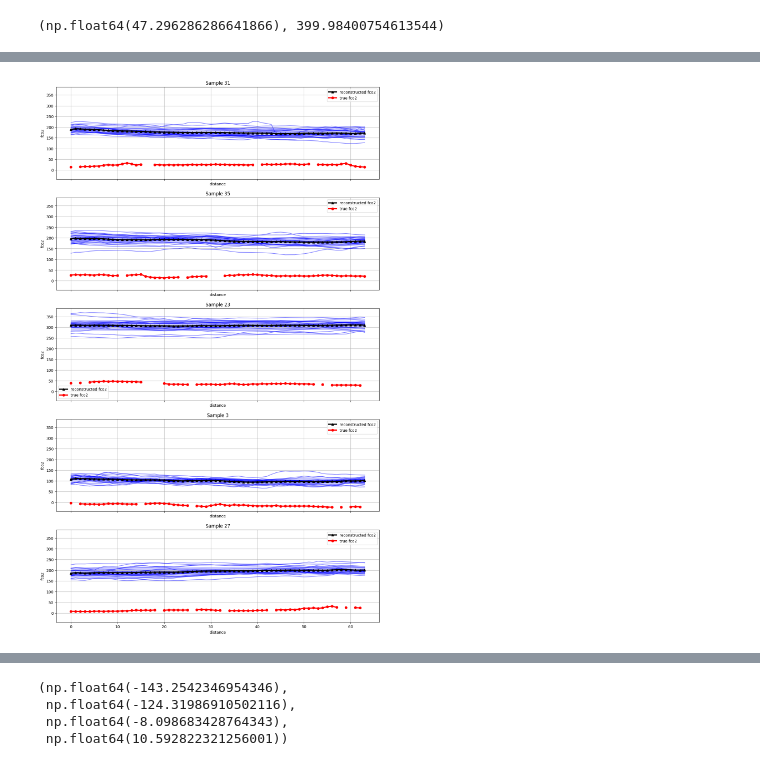
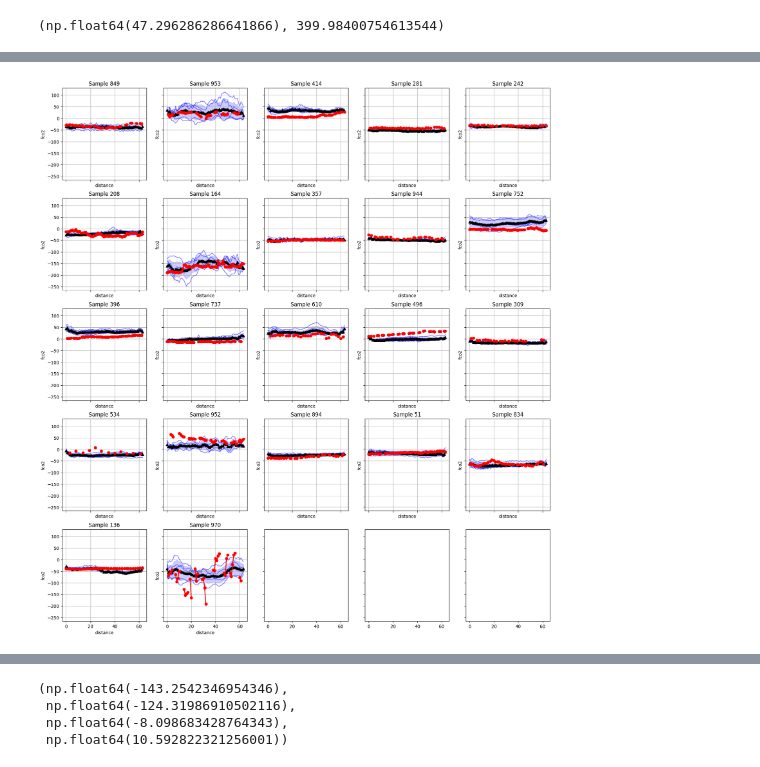
Before and after one commit to ebrusoni/fco2diffusion, a Jupyter notebook: training/loss_analysis.ipynb, the cells around one changed output, grey strips where cells are left out. Saved outputs shown, nothing was run; the diff lists cells and outputs as text; code cells hidden in the pictures.

```diff
--- a/training/loss_analysis.ipynb
+++ b/training/loss_analysis.ipynb
@@ -181,7 +180,7 @@ np.nanmean(val_samples_norm, axis=(0,2)),np.nanmean(val_ds[:, 0:1, :], axis=(0,2
 train_context = train_ds_norm[:n_samples, 1:, :]
 train_context_ds = torch.from_numpy(np.repeat(train_context, n_rec, axis=0)).float()
 print("context_ds shape: ", train_context_ds.shape)
-train_context_loader = DataLoader(train_context_ds, batch_size=128, shuffle=False)
+train_context_loader = DataLoader(train_context_ds, batch_size=256, shuffle=False)
 
 with torch.no_grad():
     # denoise the samples
@@ -196,7 +195,7 @@ from fco2models.ueval import get_error_stats, rescale
 # get error stats for the training set
 print("Training set error stats")
 train_samples = rescale(
-    train_samples_norm.copy(), stats, params['mode'], ignore=ignore
+    train_samples_norm.copy(), stats, params['mode'],
     ).reshape(n_samples, n_rec, -1)
 train_error_dict = get_error_stats(
     train_samples,
@@ -215,7 +214,7 @@ from fco2models.ueval import get_error_stats, rescale
 # calculate the error statistics for the validation set
 print("Validation set error stats")
 val_samples = rescale(
-    val_samples_norm.copy(), stats, params['mode'], ignore=ignore
+    val_samples_norm.copy(), stats, params['mode'],
     ).reshape(val_samples_norm.shape)
 # val_ds_scaled = rescale(
 #     val_ds.copy(), stats, params['mode']
@@ -241,9 +240,9 @@ train_samples.shape
 from fco2models.ueval import plot_samples
 import matplotlib.pyplot as plt
 
-ixs = np.random.choice(np.arange(0, n_samples), 5, replace=False)
-fig, axs = plt.subplots(len(ixs), 1, figsize=(15, len(ixs)*5), sharex=True, sharey=True)
-for i, ax in zip(ixs, axs):
+ixs = np.random.choice(np.arange(0, n_samples), 22, replace=False)
+fig, axs = plt.subplots(len(ixs) // 5, 5, figsize=(20, len(ixs)), sharex=True, sharey=True)
+for i, ax in zip(ixs, axs.flatten()):
     samples = train_samples[i, :, :]
     truth = train_ds[i, 0, :]
     plot_samples(ax, samples, truth, title=f"Sample {i}")
@@ -254,17 +253,18 @@ plt.show()
 # %%
 from fco2models.ueval import plot_samples
 import matplotlib.pyplot as plt
 
-ixs = np.random.choice(np.arange(0, 50), 5, replace=False)
-fig, axs = plt.subplots(len(ixs), 1, figsize=(15, len(ixs)*5), sharex=True, sharey=True)
-for i, ax in zip(ixs, axs):
+ixs = np.random.choice(np.arange(0, n_samples), 22, replace=False)
+
+fig, axs = plt.subplots(len(ixs)//5 + 1, 5, figsize=(20, len(ixs)), sharex=True, sharey=True)
+for i, ax in zip(ixs, axs.flatten()):
     samples = val_samples[i, :, :]
     truth = val_ds[i, 0, :]
     plot_samples(ax, samples, truth, title=f"Sample {i}")
 
 plt.show()
 # %% [output]
-[figure, old version]
+[figure, new version]
 # %%
 def get_info_df(preds, truth, coords, info):
     truth_preds_coords = np.concatenate((truth, preds, coords), axis=1)
```
Also changed, not shown: parts of 21 cells of this notebook.
